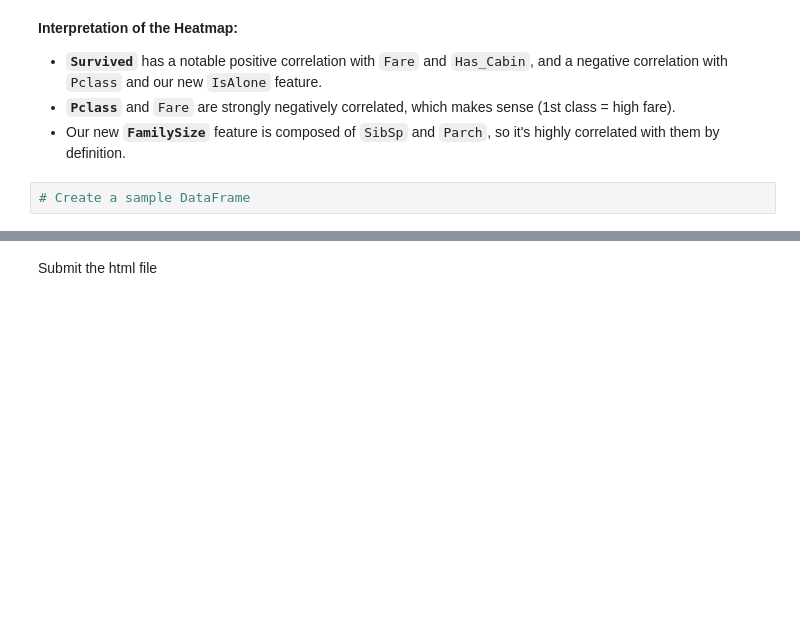
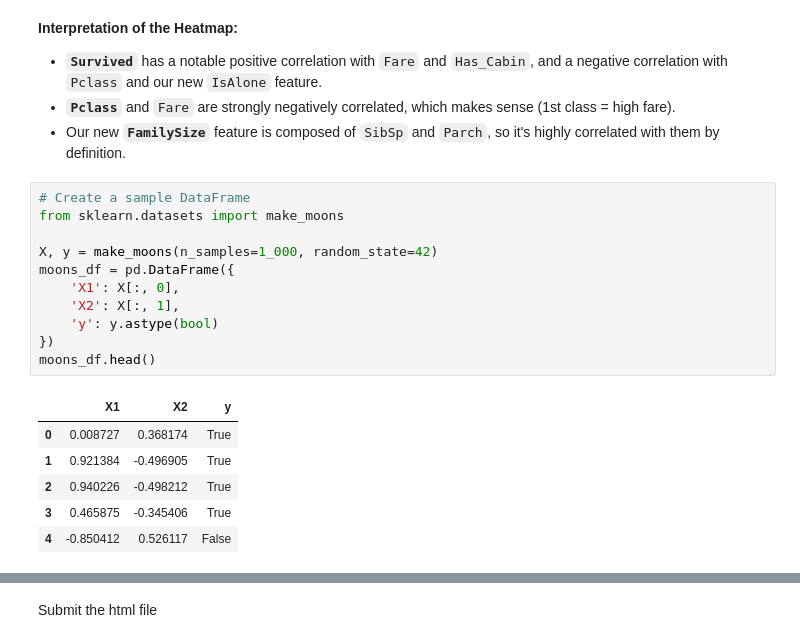
Before and after one commit to eshagarwal/21-Projects-21-Days-ML-Deep-Learning-GenAI-GFG, a Jupyter notebook: DAY 1/titanic.ipynb, the cells around one changed output, grey strips where cells are left out. Saved outputs shown, nothing was run; the diff lists cells and outputs as text; blank space fills up the shorter version.

```diff
--- a/DAY 1/titanic.ipynb
+++ b/DAY 1/titanic.ipynb
@@ -507,5 +507,21 @@ plt.show()
 - Our new **`FamilySize`** feature is composed of `SibSp` and `Parch`, so it's highly correlated with them by definition.
 # %%
 # Create a sample DataFrame
+from sklearn.datasets import make_moons
+
+X, y = make_moons(n_samples=1_000, random_state=42)
+moons_df = pd.DataFrame({
+    'X1': X[:, 0],
+    'X2': X[:, 1],
+    'y': y.astype(bool)
+})
+moons_df.head()
+# %% [output]
+|  | X1 | X2 | y |
+| 0 | 0.008727 | 0.368174 | True |
+| 1 | 0.921384 | -0.496905 | True |
+| 2 | 0.940226 | -0.498212 | True |
+| 3 | 0.465875 | -0.345406 | True |
+| 4 | -0.850412 | 0.526117 | False |
 # %%
 # Install ydata-profiling
```
Also changed, not shown: parts of 6 cells of this notebook, 1 other file.
